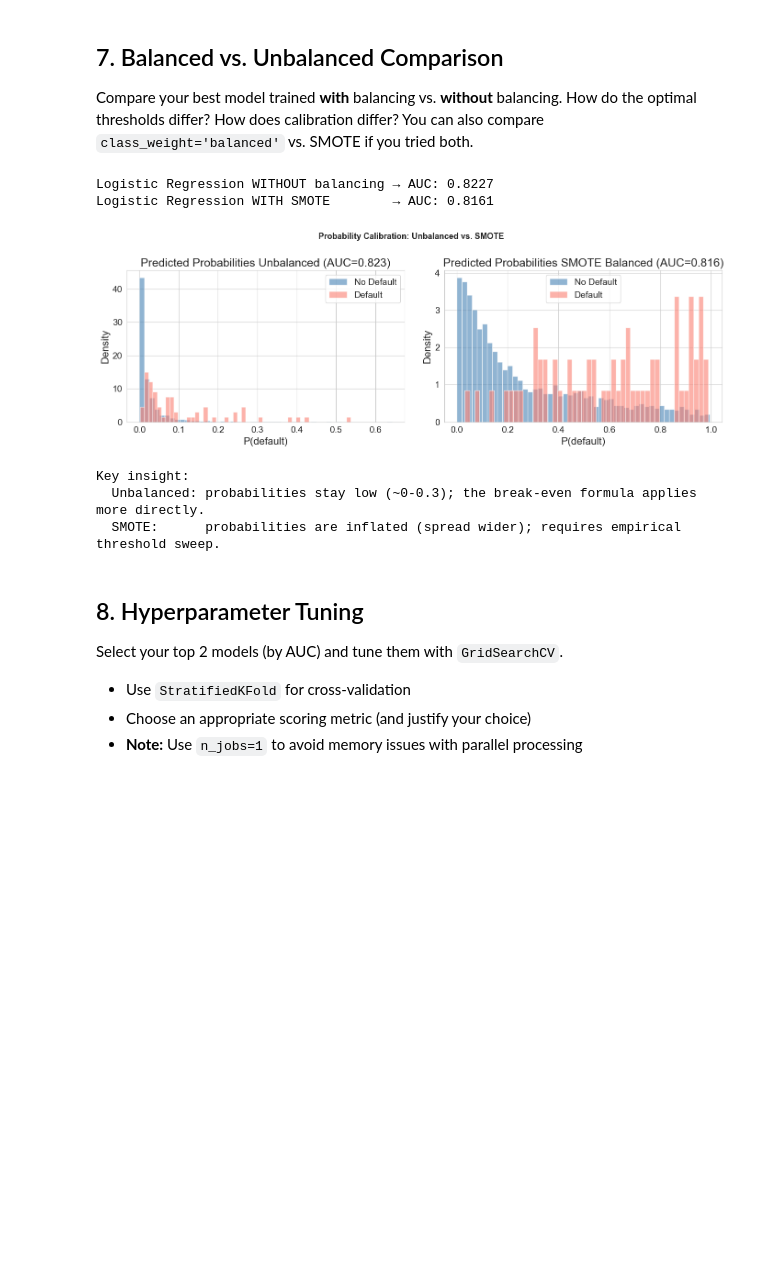
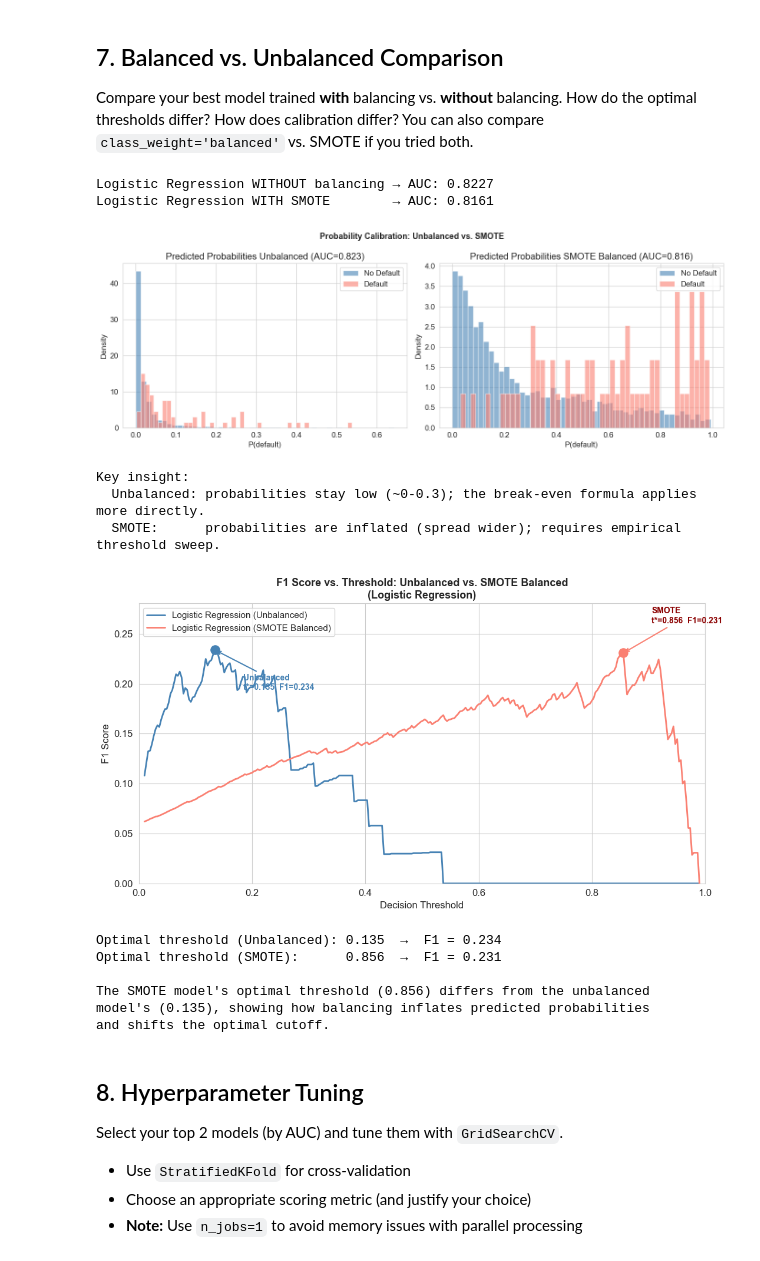
Before and after one commit to alexpanayi474/dsc550-loan-project, a Jupyter notebook: starter_notebook.ipynb, the cells around one changed output. Drawn from its saved outputs; the diff is of its cells as text; code cells hidden in the pictures; blank space fills up the shorter version.

Commit message:
Update notebook with F1 vs threshold analysis for balanced/unbalanced comparison
Co-Authored-By: Claude Opus 4.6 <noreply@anthropic.com>

```diff
--- a/starter_notebook.ipynb
+++ b/starter_notebook.ipynb
@@ -598,40 +598,105 @@ lr_bal = trained_models['Logistic Regression']   # already fitted on SMOTE data
 prob_bal = lr_bal.predict_proba(X_test_scaled)[:, 1]
 auc_bal = roc_auc_score(y_test, prob_bal)
 
-print(f"Logistic Regression WITHOUT balancing → AUC: {auc_unbal:.4f}")
-print(f"Logistic Regression WITH SMOTE        → AUC: {auc_bal:.4f}")
+print(f"Logistic Regression WITHOUT balancing \u2192 AUC: {auc_unbal:.4f}")
+print(f"Logistic Regression WITH SMOTE        \u2192 AUC: {auc_bal:.4f}")
 
 # Compare predicted probability distributions
 fig, axes = plt.subplots(1, 2, figsize=(14, 5))
 for ax, probs, title in [
     (axes[0], prob_unbal, f'Unbalanced (AUC={auc_unbal:.3f})'),
     (axes[1], prob_bal,   f'SMOTE Balanced (AUC={auc_bal:.3f})')
 ]:
     ax.hist(probs[y_test == 0], bins=50, alpha=0.6, label='No Default', color='steelblue', density=True)
     ax.hist(probs[y_test == 1], bins=50, alpha=0.6, label='Default',    color='salmon', density=True)
     ax.set_title(f'Predicted Probabilities {title}')
     ax.set_xlabel('P(default)')
     ax.set_ylabel('Density')
     ax.legend()
 plt.suptitle('Probability Calibration: Unbalanced vs. SMOTE', fontsize=13, fontweight='bold')
 plt.tight_layout()
 plt.savefig('plots/calibration_comparison.png', dpi=120, bbox_inches='tight')
 plt.show()
 
 print("\nKey insight:")
 print("  Unbalanced: probabilities stay low (~0-0.3); the break-even formula applies more directly.")
 print("  SMOTE:      probabilities are inflated (spread wider); requires empirical threshold sweep.")
 
 # Store both for later use
 lr_best_unbal = lr_unbal
 prob_best_unbal = prob_unbal
+
+# --- F1 Score vs. Threshold sweep ---
+thresholds_f1 = np.linspace(0.01, 0.99, 300)
+
+f1_unbal = []
+f1_bal   = []
+
+for t in thresholds_f1:
+    f1_unbal.append(f1_score(y_test, (prob_unbal >= t).astype(int), zero_division=0))
+    f1_bal.append(  f1_score(y_test, (prob_bal   >= t).astype(int), zero_division=0))
+
+# Find optimal thresholds (max F1)
+best_idx_unbal = int(np.argmax(f1_unbal))
+best_idx_bal   = int(np.argmax(f1_bal))
+best_t_unbal   = thresholds_f1[best_idx_unbal]
+best_t_bal     = thresholds_f1[best_idx_bal]
+best_f1_unbal  = f1_unbal[best_idx_unbal]
+best_f1_bal    = f1_bal[best_idx_bal]
+
+# Plot
+fig, ax = plt.subplots(figsize=(11, 6))
+ax.plot(thresholds_f1, f1_unbal, color='steelblue', lw=2, label='Logistic Regression (Unbalanced)')
+ax.plot(thresholds_f1, f1_bal,   color='salmon',    lw=2, label='Logistic Regression (SMOTE Balanced)')
+
+# Mark optimal points
+ax.scatter([best_t_unbal], [best_f1_unbal], color='steelblue', s=120, zorder=5)
+ax.scatter([best_t_bal],   [best_f1_bal],   color='salmon',    s=120, zorder=5)
+
+ax.annotate(
+    f'Unbalanced\nt*={best_t_unbal:.3f}  F1={best_f1_unbal:.3f}',
+    xy=(best_t_unbal, best_f1_unbal),
+    xytext=(best_t_unbal + 0.05, best_f1_unbal - 0.04),
+    fontsize=10, color='steelblue', fontweight='bold',
+    arrowprops=dict(arrowstyle='->', color='steelblue', lw=1.5)
+)
+ax.annotate(
+    f'SMOTE\nt*={best_t_bal:.3f}  F1={best_f1_bal:.3f}',
+    xy=(best_t_bal, best_f1_bal),
+    xytext=(best_t_bal + 0.05, best_f1_bal + 0.03),
+    fontsize=10, color='darkred', fontweight='bold',
+    arrowprops=dict(arrowstyle='->', color='salmon', lw=1.5)
+)
+
+ax.set_xlabel('Decision Threshold', fontsize=12)
+ax.set_ylabel('F1 Score', fontsize=12)
+ax.set_title('F1 Score vs. Threshold: Unbalanced vs. SMOTE Balanced\n'             '(Logistic Regression)', fontsize=13, fontweight='bold')
+ax.legend(fontsize=11)
+ax.set_xlim(0, 1)
+ax.set_ylim(0, max(max(f1_unbal), max(f1_bal)) * 1.2)
+plt.tight_layout()
+plt.savefig('plots/f1_vs_threshold_balanced_comparison.png', dpi=120, bbox_inches='tight')
+plt.show()
+
+print(f"Optimal threshold (Unbalanced): {best_t_unbal:.3f}  →  F1 = {best_f1_unbal:.3f}")
+print(f"Optimal threshold (SMOTE):      {best_t_bal:.3f}  →  F1 = {best_f1_bal:.3f}")
+print(f"\nThe SMOTE model's optimal threshold ({best_t_bal:.3f}) differs from the unbalanced")
+print(f"model's ({best_t_unbal:.3f}), showing how balancing inflates predicted probabilities")
+print(f"and shifts the optimal cutoff.")
 # %% [output]
 Logistic Regression WITHOUT balancing → AUC: 0.8227
 Logistic Regression WITH SMOTE        → AUC: 0.8161
-[figure, old version]
+[figure, new version]
 Key insight:
   Unbalanced: probabilities stay low (~0-0.3); the break-even formula applies more directly.
   SMOTE:      probabilities are inflated (spread wider); requires empirical threshold sweep.
+[figure, added]
+Optimal threshold (Unbalanced): 0.135  →  F1 = 0.234
+Optimal threshold (SMOTE):      0.856  →  F1 = 0.231
+
+The SMOTE model's optimal threshold (0.856) differs from the unbalanced
+model's (0.135), showing how balancing inflates predicted probabilities
+and shifts the optimal cutoff.
 # %% [markdown]
 ## 8. Hyperparameter Tuning
 
```
Also changed, not shown: parts of 2 cells of this notebook.
